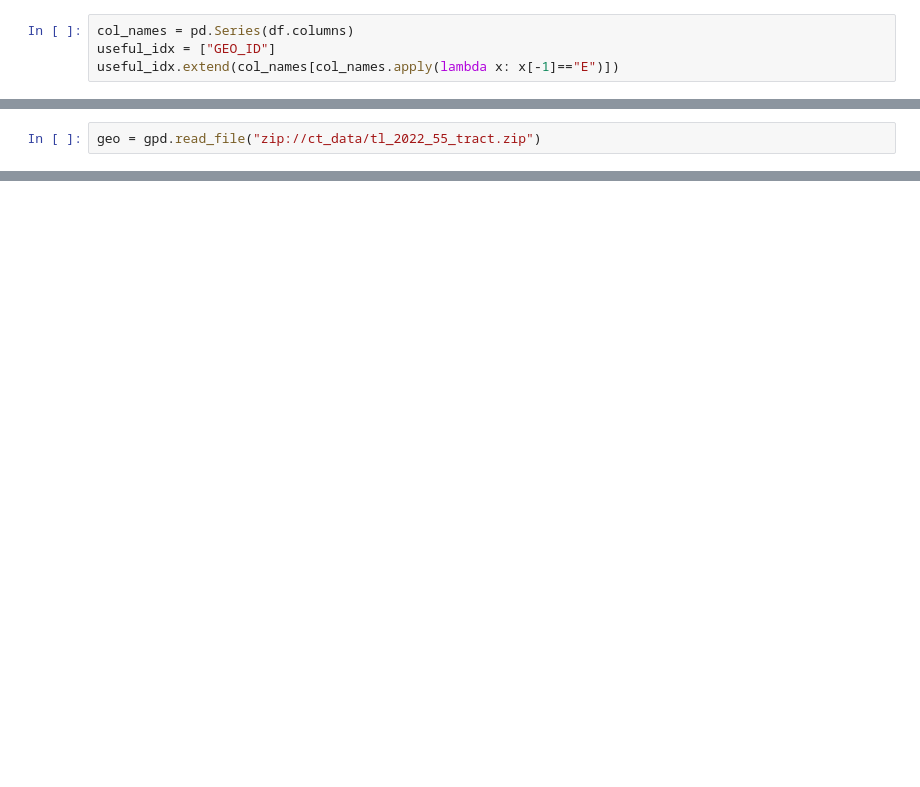
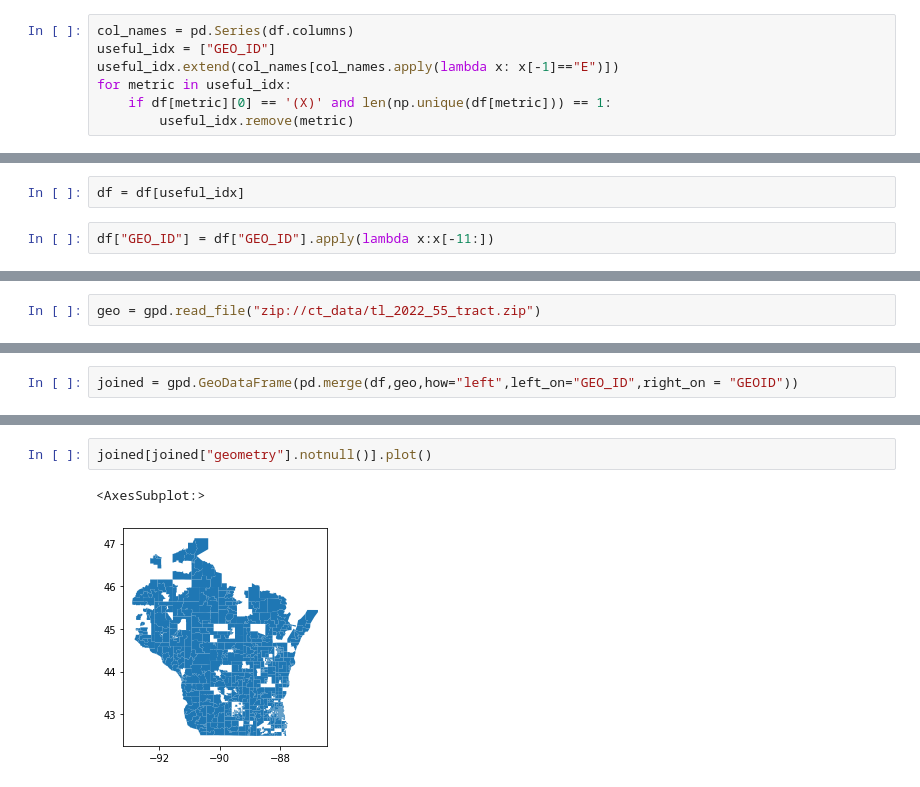
Before and after one commit to ychen884/STICC-GCC, a Jupyter notebook: process_data.ipynb, the cells around one changed output, grey strips where cells are left out. Drawn from its saved outputs; the diff is of its cells as text; blank space fills up the shorter version.

```diff
--- a/process_data.ipynb
+++ b/process_data.ipynb
@@ -8,6 +10,9 @@ df = pd.read_csv("ct_data/ACSDP5YSPT2010.DP03-Data.csv",skiprows=[1])
 col_names = pd.Series(df.columns)
 useful_idx = ["GEO_ID"]
 useful_idx.extend(col_names[col_names.apply(lambda x: x[-1]=="E")])
+for metric in useful_idx:
+    if df[metric][0] == '(X)' and len(np.unique(df[metric])) == 1:
+        useful_idx.remove(metric)
 # %%
 useful_idx
 # %% [output]
@@ -30,2 +35,6 @@ useful_idx
  'DP03_0137PE']
+# %%
+df = df[useful_idx]
+# %%
+df["GEO_ID"] = df["GEO_ID"].apply(lambda x:x[-11:])
 # %%
@@ -73,0 +58,2 @@ geo.plot()
+# %%
+joined = gpd.GeoDataFrame(pd.merge(df,geo,how="left",left_on="GEO_ID",right_on = "GEOID"))
@@ -73,0 +76,5 @@ geo.plot()
+# %%
+joined[joined["geometry"].notnull()].plot()
+# %% [output]
+<AxesSubplot:>
+[figure, added]
```
Also changed, not shown: parts of 14 cells of this notebook.
